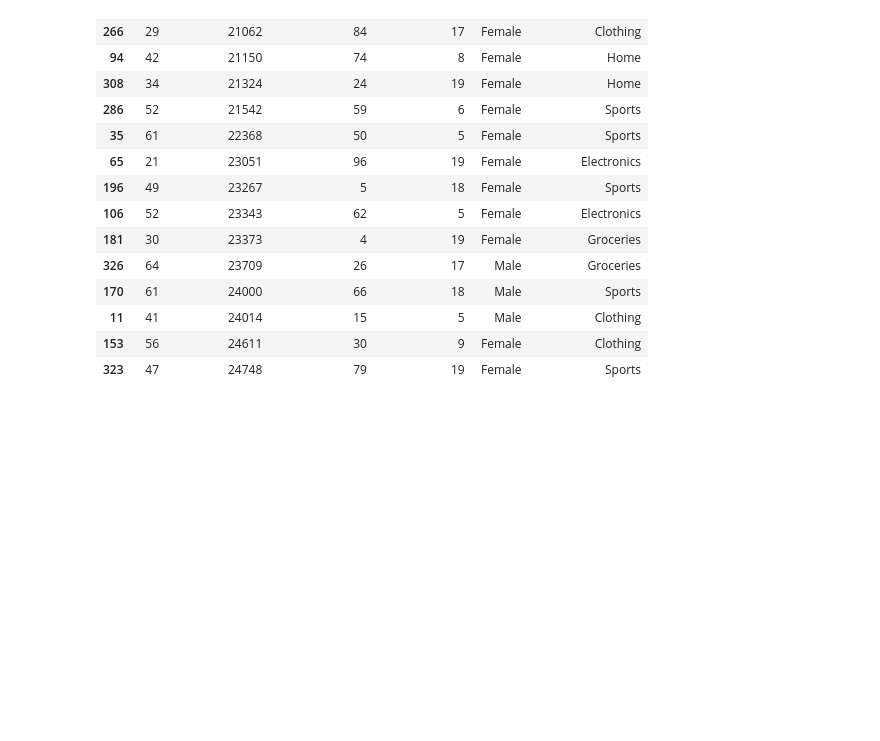
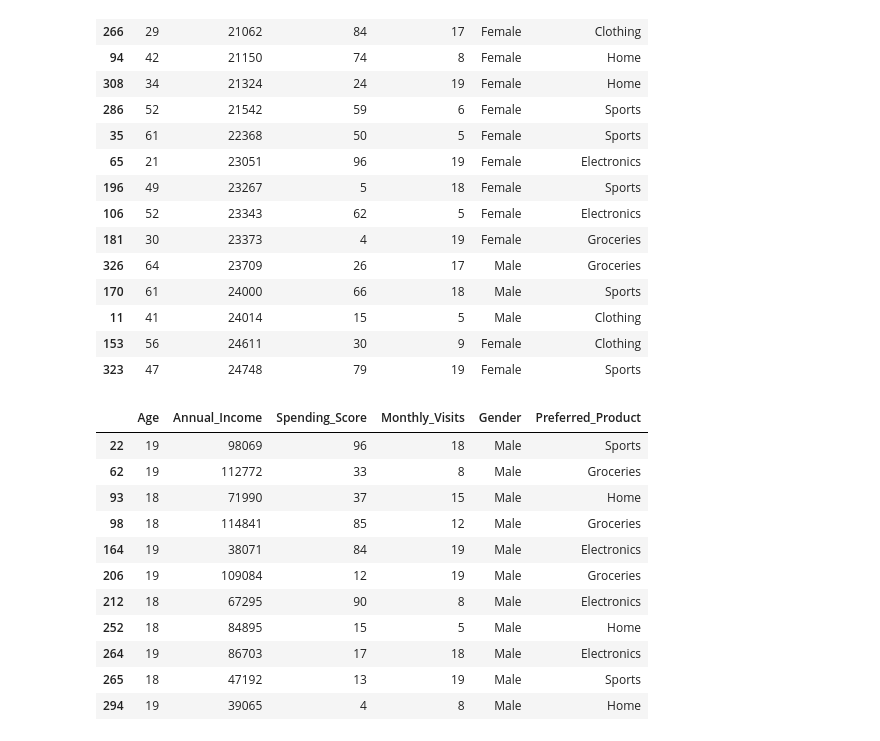
Before and after one commit to GustavMartinez/pandas_specialization, a Jupyter notebook: 03_project_01/EDA_customer_segmentation.ipynb, the cells around one changed output. Saved outputs shown, nothing was run; the diff lists cells and outputs as text; code cells hidden in the pictures; blank space fills up the shorter version.

```diff
--- a/03_project_01/EDA_customer_segmentation.ipynb
+++ b/03_project_01/EDA_customer_segmentation.ipynb
@@ -163,3 +163,18 @@ dataset[dataset['Annual_Income']<25000].sort_values("Annual_Income", ascending=T
 | 11 | 41 | 24014 | 15 | 5 | Male | Clothing |
 | 153 | 56 | 24611 | 30 | 9 | Female | Clothing |
 | 323 | 47 | 24748 | 79 | 19 | Female | Sports |
+# %%
+dataset[(dataset["Age"]<20) & (dataset["Gender"] == "Male")]
+# %% [output]
+|  | Age | Annual_Income | Spending_Score | Monthly_Visits | Gender | Preferred_Product |
+| 22 | 19 | 98069 | 96 | 18 | Male | Sports |
+| 62 | 19 | 112772 | 33 | 8 | Male | Groceries |
+| 93 | 18 | 71990 | 37 | 15 | Male | Home |
+| 98 | 18 | 114841 | 85 | 12 | Male | Groceries |
+| 164 | 19 | 38071 | 84 | 19 | Male | Electronics |
+| 206 | 19 | 109084 | 12 | 19 | Male | Groceries |
+| 212 | 18 | 67295 | 90 | 8 | Male | Electronics |
+| 252 | 18 | 84895 | 15 | 5 | Male | Home |
+| 264 | 19 | 86703 | 17 | 18 | Male | Electronics |
+| 265 | 18 | 47192 | 13 | 19 | Male | Sports |
+| 294 | 19 | 39065 | 4 | 8 | Male | Home |
```
Also changed, not shown: parts of 3 cells of this notebook.
